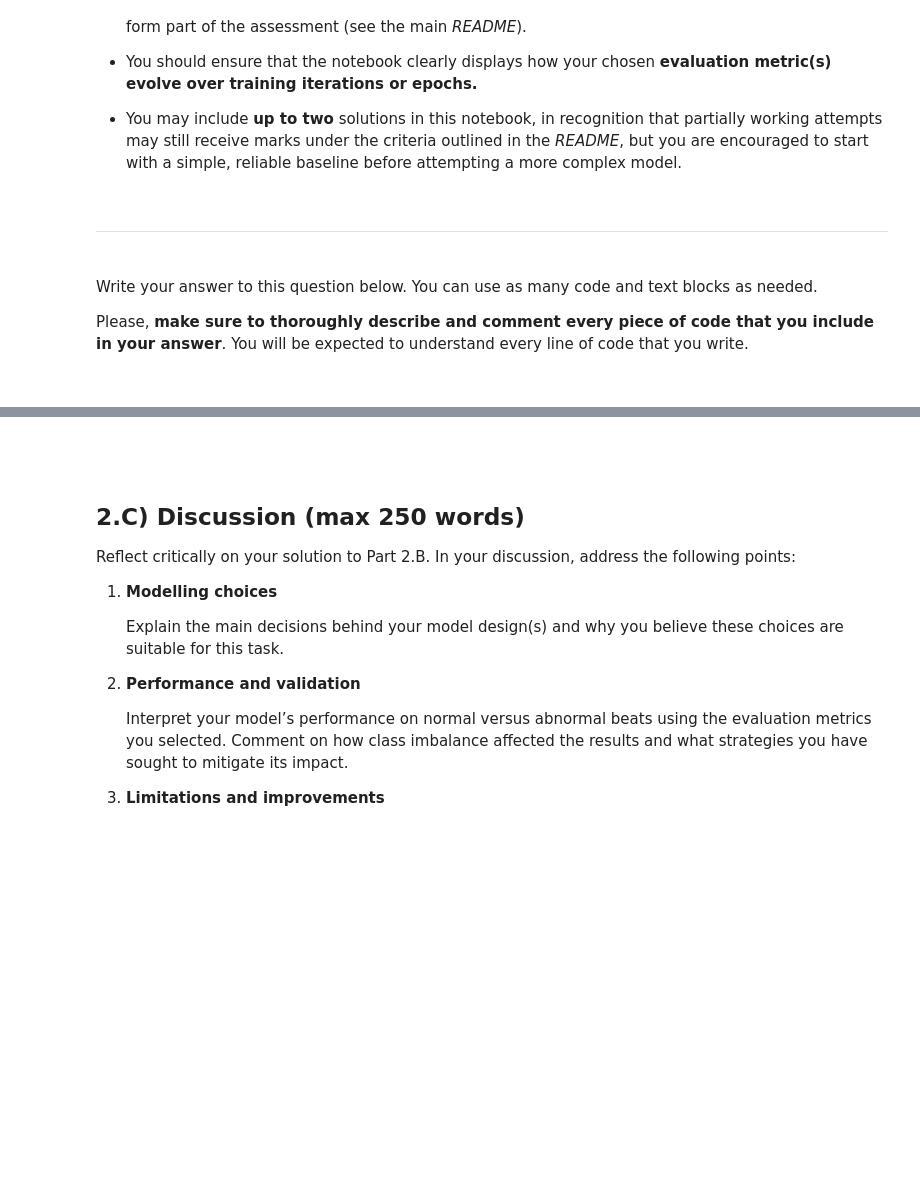
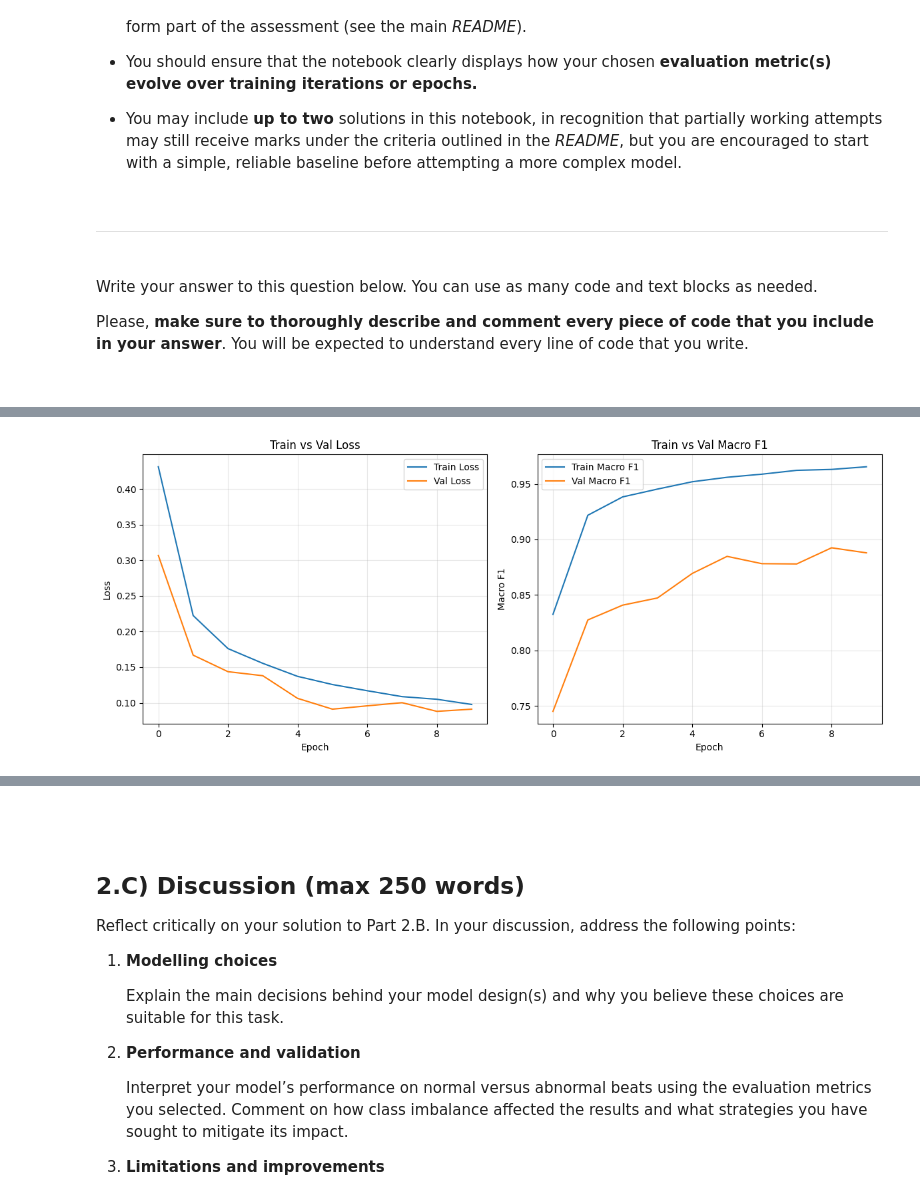
Before and after one commit to fremondi/deep-learning-for-signals-and-images, a Jupyter notebook: Assessment_Q2.ipynb, the cells around one changed output, grey strips where cells are left out. Saved outputs shown, nothing was run; the diff lists cells and outputs as text; code cells hidden in the pictures; blank space fills up the shorter version.

Commit message:
q2: EDA and model architecture

```diff
--- a/Assessment_Q2.ipynb
+++ b/Assessment_Q2.ipynb
@@ -217,3 +374,13 @@ Write your answer to this question below. You can use as many code and text bloc
 Please, **make sure to thoroughly describe and comment every piece of code that you include in your answer**. You will be expected to understand every line of code that you write.
 
 <br>
+# %%
+clean_beats = []
+clean_labels = []
+
+for beat, lab in zip(filtered_beats, filtered_labels):
+    if lab != 3:                  # drop UNK
+        clean_beats.append(beat)
+        clean_labels.append(lab)
+
+print("Beats kept (labels 0,1,2):", len(clean_beats))
@@ -219,0 +412,8 @@ Please, **make sure to thoroughly describe and comment every piece of code that
+# %%
+from sklearn.model_selection import train_test_split
+
+X_train, X_val, y_train, y_val = train_test_split(
+    X, y, test_size=0.2, random_state=42, stratify=y
+)
+
+print(X_train.shape, X_val.shape)
@@ -219,0 +702,66 @@ Please, **make sure to thoroughly describe and comment every piece of code that
+# %%
+from IPython.display import clear_output
+
+num_epochs = 10
+
+train_losses, val_losses = [], []
+train_macro_f1s, val_macro_f1s = [], []
+train_bin_f1s, val_bin_f1s = [], []
+
+for epoch in range(num_epochs):
+    train_loss, train_macro_f1, train_bin_f1 = training(
+        model, train_loader, criterion, optimizer, device
+    )
+    val_loss, val_macro_f1, val_bin_f1 = validate(
+        model, val_loader, criterion, device
+    )
+
+    # scheduler.step(val_macro_f1)
+
+    # store
+    train_losses.append(train_loss)
+    val_losses.append(val_loss)
+    train_macro_f1s.append(train_macro_f1)
+    val_macro_f1s.append(val_macro_f1)
+    train_bin_f1s.append(train_bin_f1)
+    val_bin_f1s.append(val_bin_f1)
+
+    torch.save(model.state_dict(), path)
+    run.log({"train_loss": train_loss, "val_loss": val_loss,
+             "train_macro_f1": train_macro_f1, "val_macro_f1": val_macro_f1})
+
+    # live plots
+    clear_output(wait=True)
+    fig, axes = plt.subplots(1, 2, figsize=(12, 5))
+
+    # LEFT: Loss
+    axes[0].plot(train_losses, label="Train Loss")
+    axes[0].plot(val_losses, label="Val Loss")
+    axes[0].set_xlabel("Epoch")
+    axes[0].set_ylabel("Loss")
+    axes[0].set_title("Train vs Val Loss")
+    axes[0].legend()
+    axes[0].grid(True, alpha=0.3)
+
+    # RIGHT: Macro F1
+    axes[1].plot(train_macro_f1s, label="Train Macro F1")
+    axes[1].plot(val_macro_f1s, label="Val Macro F1")
+    axes[1].set_xlabel("Epoch")
+    axes[1].set_ylabel("Macro F1")
+    axes[1].set_title("Train vs Val Macro F1")
+    axes[1].legend()
+    axes[1].grid(True, alpha=0.3)
+
+    plt.tight_layout()
+    plt.show()
+
+    print(
+        f"Epoch {epoch+1:02d}/{num_epochs} | "
+        f"train_loss={train_loss:.4f}, val_loss={val_loss:.4f} | "
+        f"train_macroF1={train_macro_f1:.3f}, val_macroF1={val_macro_f1:.3f} | "
+        f"train_F1_norm-vs-abn={train_bin_f1:.3f}, val_F1_norm-vs-abn={val_bin_f1:.3f}"
+    )
+
+run.finish()
+# %% [output]
+[figure, added]
```
Also changed, not shown: parts of 31 cells of this notebook.
